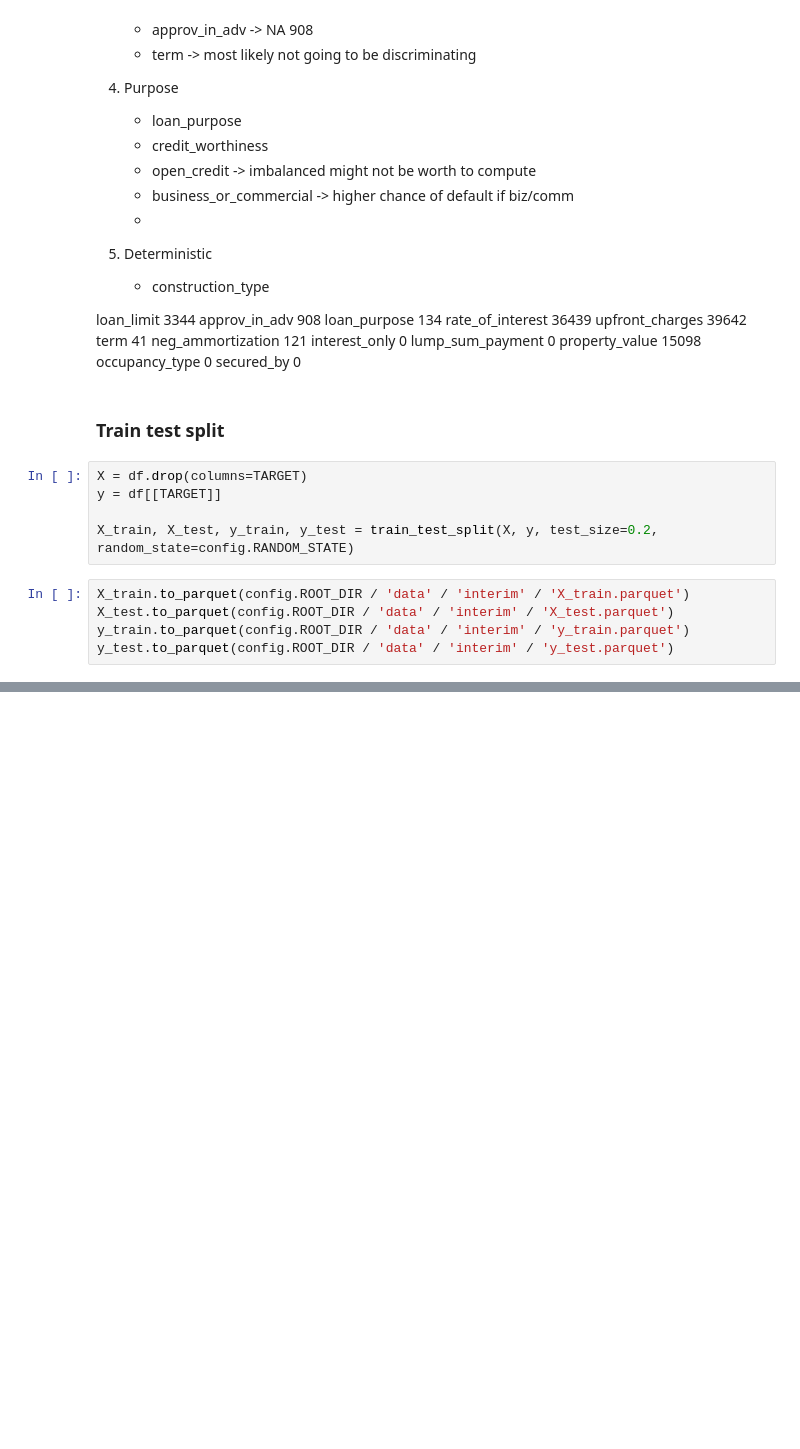
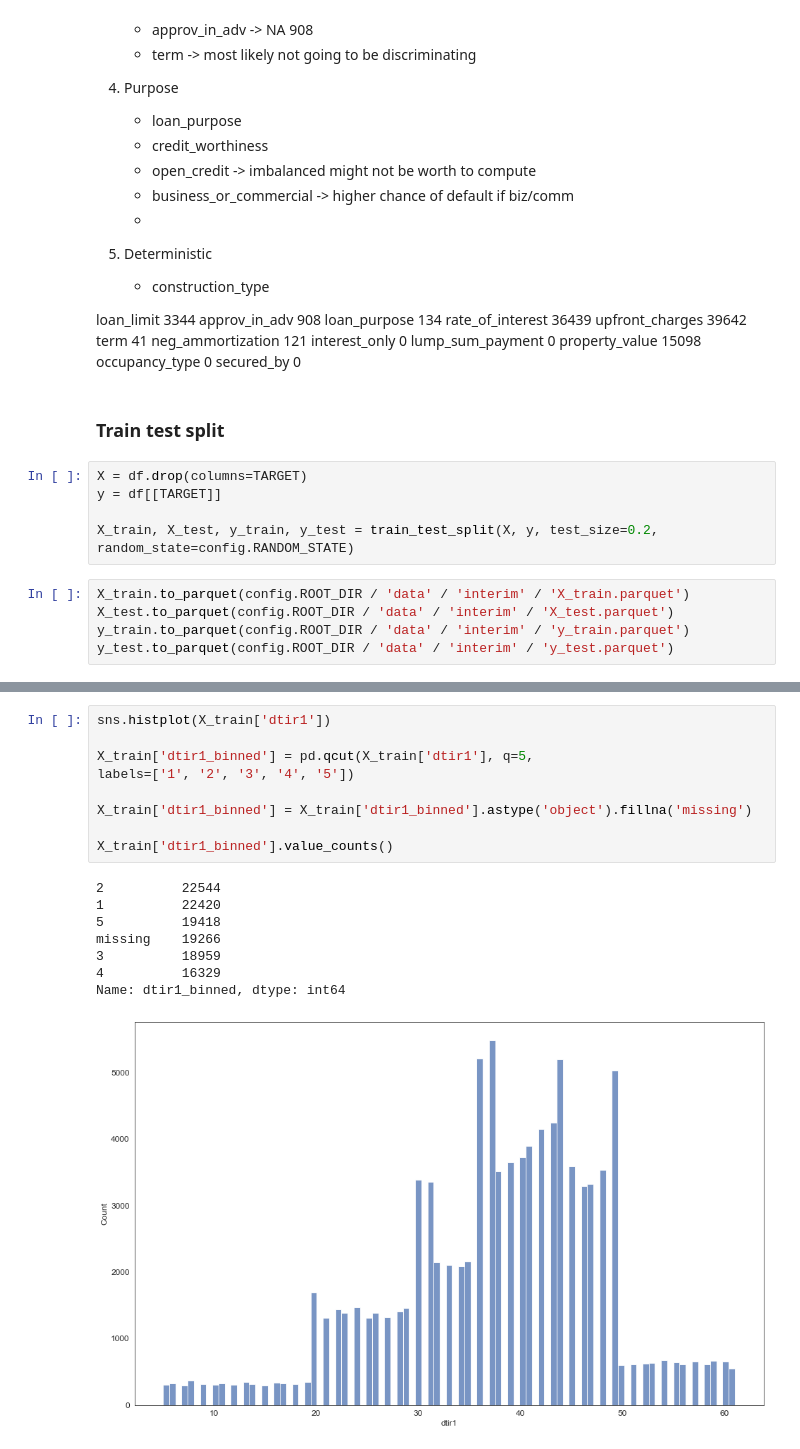
Before and after one commit to csanry/aml, a Jupyter notebook: notebooks/eda.ipynb, the cells around one changed output, grey strips where cells are left out. Saved outputs shown, nothing was run; the diff lists cells and outputs as text; blank space fills up the shorter version.

```diff
--- a/notebooks/eda.ipynb
+++ b/notebooks/eda.ipynb
@@ -211,0 +294,18 @@ y_test.to_parquet(config.ROOT_DIR / 'data' / 'interim' / 'y_test.parquet')
+# %%
+sns.histplot(X_train['dtir1'])
+
+X_train['dtir1_binned'] = pd.qcut(X_train['dtir1'], q=5,
+labels=['1', '2', '3', '4', '5'])
+
+X_train['dtir1_binned'] = X_train['dtir1_binned'].astype('object').fillna('missing')
+
+X_train['dtir1_binned'].value_counts()
+# %% [output]
+2          22544
+1          22420
+5          19418
+missing    19266
+3          18959
+4          16329
+Name: dtir1_binned, dtype: int64
+[figure, added]
```
Also changed, not shown: parts of 16 cells of this notebook.
